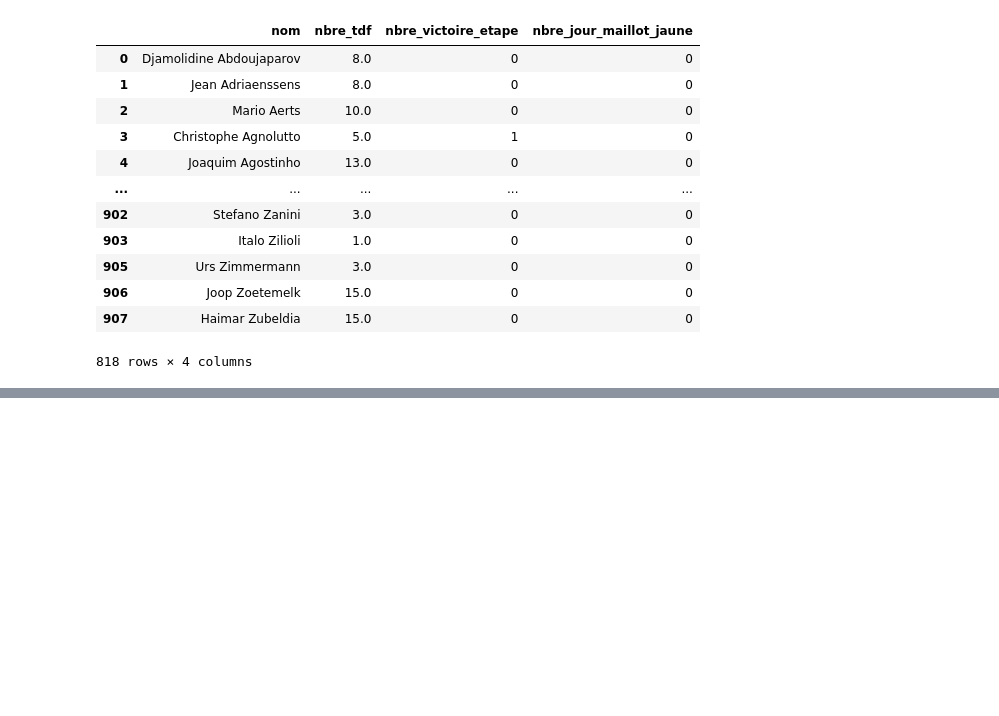
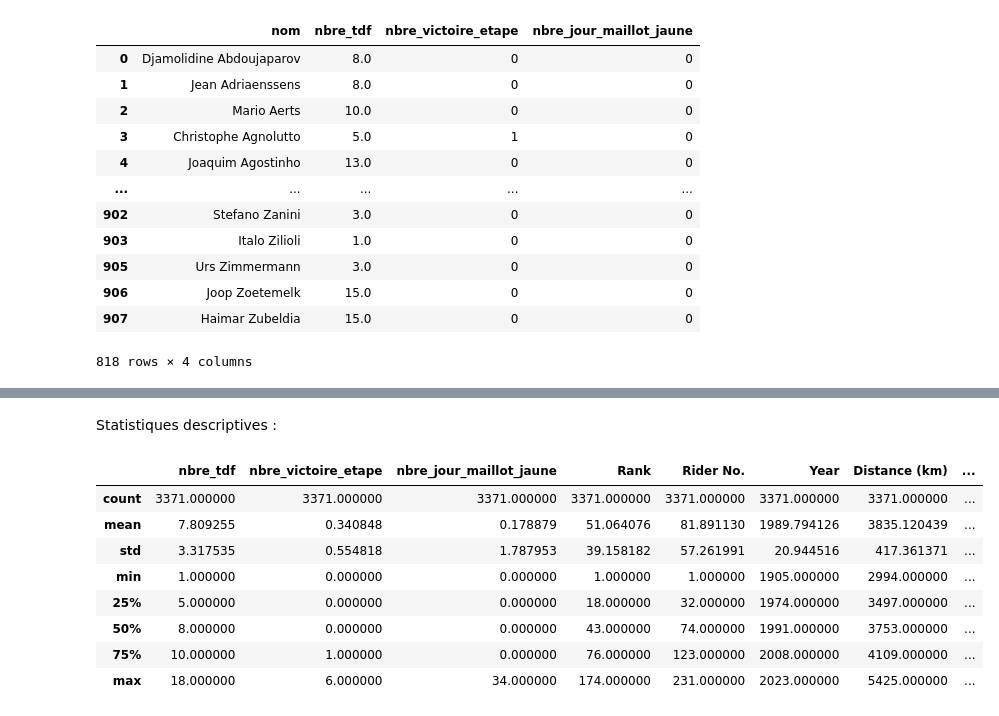
Before and after one commit to edequercize/Projet-Python, a Jupyter notebook: test_merge.ipynb, the cells around one changed output, grey strips where cells are left out. Saved outputs shown, nothing was run; the diff lists cells and outputs as text; code cells hidden in the pictures; blank space fills up the shorter version.

Commit message:
Stat_descriptives_1

```diff
--- a/test_merge.ipynb
+++ b/test_merge.ipynb
@@ -160,3 +181,17 @@ y_pred = model.predict(X_test)
 # Évaluer le modèle
 mse = mean_squared_error(y_test, y_pred)
 print(f"Erreur quadratique moyenne (MSE) : {mse}")
+# %% [markdown]
+Statistiques descriptives :
+# %%
+merged_df.describe()
+# %% [output]
+|  | nbre_tdf | nbre_victoire_etape | nbre_jour_maillot_jaune | Rank | Rider No. | Year | Distance (km) | ... |
+| count | 3371.000000 | 3371.000000 | 3371.000000 | 3371.000000 | 3371.000000 | 3371.000000 | 3371.000000 | ... |
+| mean | 7.809255 | 0.340848 | 0.178879 | 51.064076 | 81.891130 | 1989.794126 | 3835.120439 | ... |
+| std | 3.317535 | 0.554818 | 1.787953 | 39.158182 | 57.261991 | 20.944516 | 417.361371 | ... |
+| min | 1.000000 | 0.000000 | 0.000000 | 1.000000 | 1.000000 | 1905.000000 | 2994.000000 | ... |
+| 25% | 5.000000 | 0.000000 | 0.000000 | 18.000000 | 32.000000 | 1974.000000 | 3497.000000 | ... |
+| 50% | 8.000000 | 0.000000 | 0.000000 | 43.000000 | 74.000000 | 1991.000000 | 3753.000000 | ... |
+| 75% | 10.000000 | 1.000000 | 0.000000 | 76.000000 | 123.000000 | 2008.000000 | 4109.000000 | ... |
+| max | 18.000000 | 6.000000 | 34.000000 | 174.000000 | 231.000000 | 2023.000000 | 5425.000000 | ... |
```
Also changed, not shown: parts of 10 cells of this notebook.
